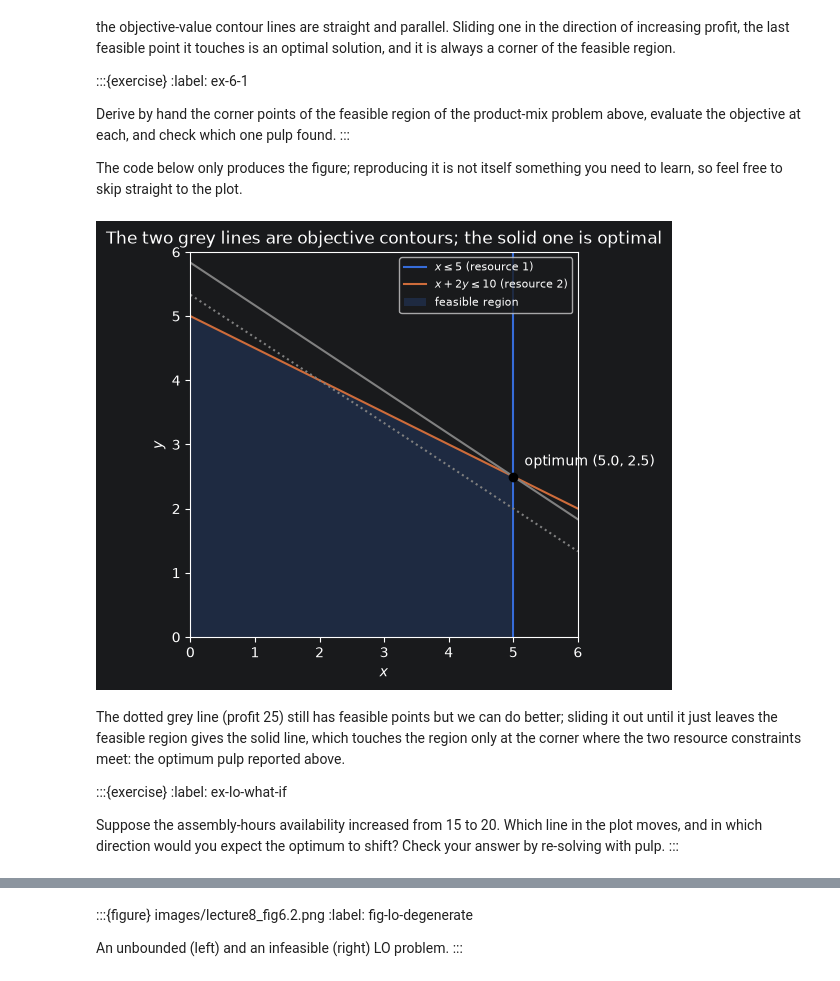
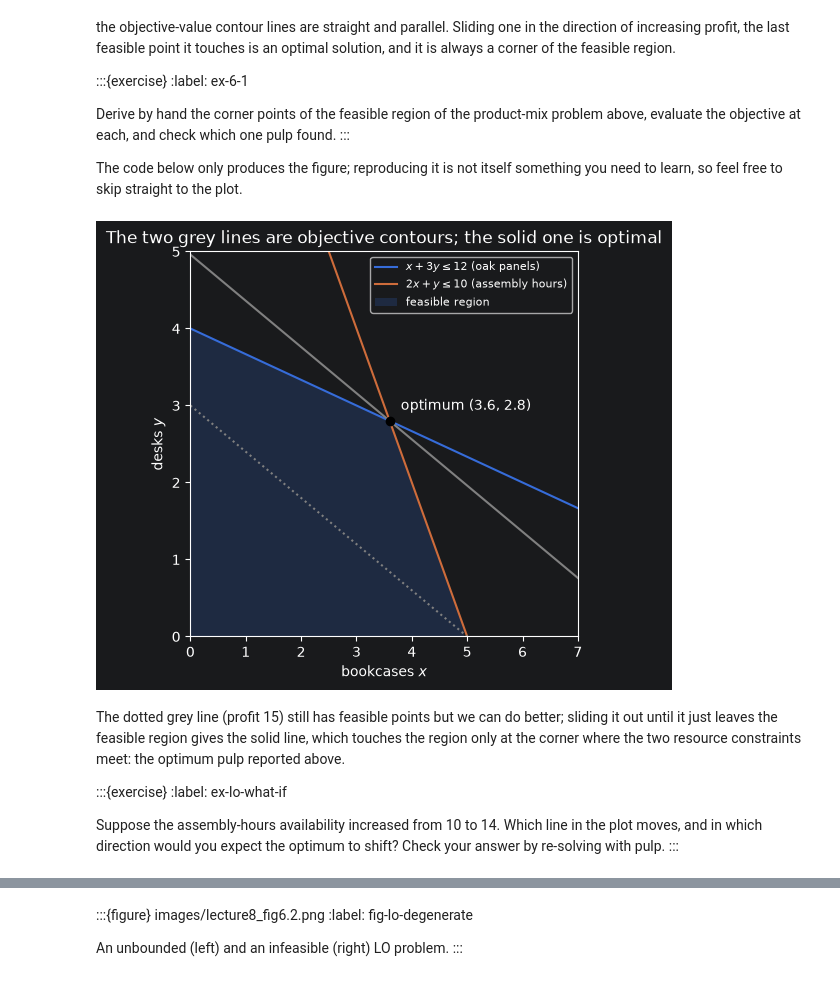
Before and after one commit to UvA-SSO/simopt-lecture-notes, a Jupyter notebook: notebooks/lecture8_linear-optimization.ipynb, the cells around one changed output, grey strips where cells are left out. Drawn from its saved outputs; the diff is of its cells as text; code cells hidden in the pictures.

```diff
--- a/notebooks/lecture8_linear-optimization.ipynb
+++ b/notebooks/lecture8_linear-optimization.ipynb
@@ -140,10 +140,10 @@ separate from the *model*-building code, and build the model from that data:
 # %%
 profit = {"x": 3, "y": 5}
 resource_use = {  # resource_use[r][p]: units of resource r per unit of product p
-    "oak panels": {"x": 1, "y": 0},
-    "assembly hours": {"x": 1, "y": 2},
+    "oak panels": {"x": 1, "y": 3},
+    "assembly hours": {"x": 2, "y": 1},
 }
-available = {"oak panels": 6, "assembly hours": 15}
+available = {"oak panels": 12, "assembly hours": 10}
 products = list(profit)
 
 product_mix = pulp.LpProblem(name="product_mix", sense=pulp.LpMaximize)
@@ -183,24 +183,24 @@ exactly the same as in the previous section:
 # %%
 profit = {"x": 3, "y": 5, "z": 4}
 resource_use = {  # resource_use[r][p]: units of resource r per unit of product p
-    "oak panels": {"x": 1, "y": 0, "z": 2},
-    "assembly hours": {"x": 1, "y": 2, "z": 1},
+    "oak panels": {"x": 1, "y": 3, "z": 2},
+    "assembly hours": {"x": 2, "y": 1, "z": 1},
 }
-available = {"oak panels": 9, "assembly hours": 20}
+available = {"oak panels": 15, "assembly hours": 18}
 products = list(profit)
 
 larger_lo = pulp.LpProblem(name="larger_lo", sense=pulp.LpMaximize)
-q = {p: pulp.LpVariable(name=p, lowBound=0) for p in products}
+w = {p: pulp.LpVariable(name=p, lowBound=0) for p in products}
 
-larger_lo += pulp.lpSum(profit[p] * q[p] for p in products), "profit"
+larger_lo += pulp.lpSum(profit[p] * w[p] for p in products), "profit"
 for r, cap in available.items():
     larger_lo += (
-        pulp.lpSum(resource_use[r][p] * q[p] for p in products) <= cap,
+        pulp.lpSum(resource_use[r][p] * w[p] for p in products) <= cap,
         r.replace(" ", "_"),
     )
 
 larger_lo.solve(pulp.PULP_CBC_CMD(msg=False))
 print("status:", pulp.LpStatus[larger_lo.status])
-print("optimal mix:", {p: q[p].value() for p in products})
+print("optimal mix:", {p: w[p].value() for p in products})
 print("optimal profit:", larger_lo.objective.value())
 # %% [output]
@@ -228,33 +231,32 @@ evaluate the objective at each, and check which one pulp found.
 The code below only produces the figure; reproducing it is not itself something you need
 to learn, so feel free to skip straight to the plot.
 # %%
-x_grid = np.linspace(0, 8, 200)
+x_grid = np.linspace(0, 12, 200)
 plt.figure(figsize=(5, 5))
-plt.axvline(6, color="C0", label=r"$x \leq 6$ (oak panels)")
-plt.plot(x_grid, (15 - x_grid) / 2, color="C1", label=r"$x + 2y \leq 15$ (assembly hours)")
-plt.fill_between(
-    x_grid, 0, (15 - x_grid) / 2, where=(x_grid <= 6), alpha=0.2, label="feasible region"
-)
+plt.plot(x_grid, (12 - x_grid) / 3, color="C0", label=r"$x + 3y \leq 12$ (oak panels)")
+plt.plot(x_grid, 10 - 2 * x_grid, color="C1", label=r"$2x + y \leq 10$ (assembly hours)")
+y_upper = np.minimum((12 - x_grid) / 3, 10 - 2 * x_grid)
+plt.fill_between(x_grid, 0, y_upper, where=(y_upper >= 0), alpha=0.2, label="feasible region")
 
 x_opt, y_opt = q["x"].value(), q["y"].value()
-for level, style in [(25, ":"), (product_mix.objective.value(), "-")]:
+for level, style in [(15, ":"), (product_mix.objective.value(), "-")]:
     plt.plot(x_grid, (level - 3 * x_grid) / 5, style, color="grey")
 plt.plot(x_opt, y_opt, "ko")
 plt.annotate(
     f"optimum ({x_opt:.1f}, {y_opt:.1f})", (x_opt, y_opt), textcoords="offset points", xytext=(8, 8)
 )
 
-plt.xlim(0, 8)
-plt.ylim(0, 8)
-plt.xlabel("$x$")
-plt.ylabel("$y$")
+plt.xlim(0, 7)
+plt.ylim(0, 5)
+plt.xlabel("bookcases $x$")
+plt.ylabel("desks $y$")
 plt.legend(loc="upper right", fontsize=8)
 plt.title("The two grey lines are objective contours; the solid one is optimal")
 plt.show()
 # %% [output]
-[figure, old version]
+[figure, new version]
 # %% [markdown]
-The dotted grey line (profit 25) still has feasible points but we can do better; sliding
+The dotted grey line (profit 15) still has feasible points but we can do better; sliding
 it out until it just leaves the feasible region gives the solid line, which touches the
 region only at the corner where the two resource constraints meet: the optimum pulp
 reported above.
@@ -262,7 +264,7 @@ reported above.
 :::{exercise}
 :label: ex-lo-what-if
 
-Suppose the assembly-hours availability increased from 15 to 20. Which line in the plot
+Suppose the assembly-hours availability increased from 10 to 14. Which line in the plot
 moves, and in which direction would you expect the optimum to shift? Check your answer by
 re-solving with pulp.
 :::
```
Also changed, not shown: parts of 16 cells of this notebook, 41 other files.
